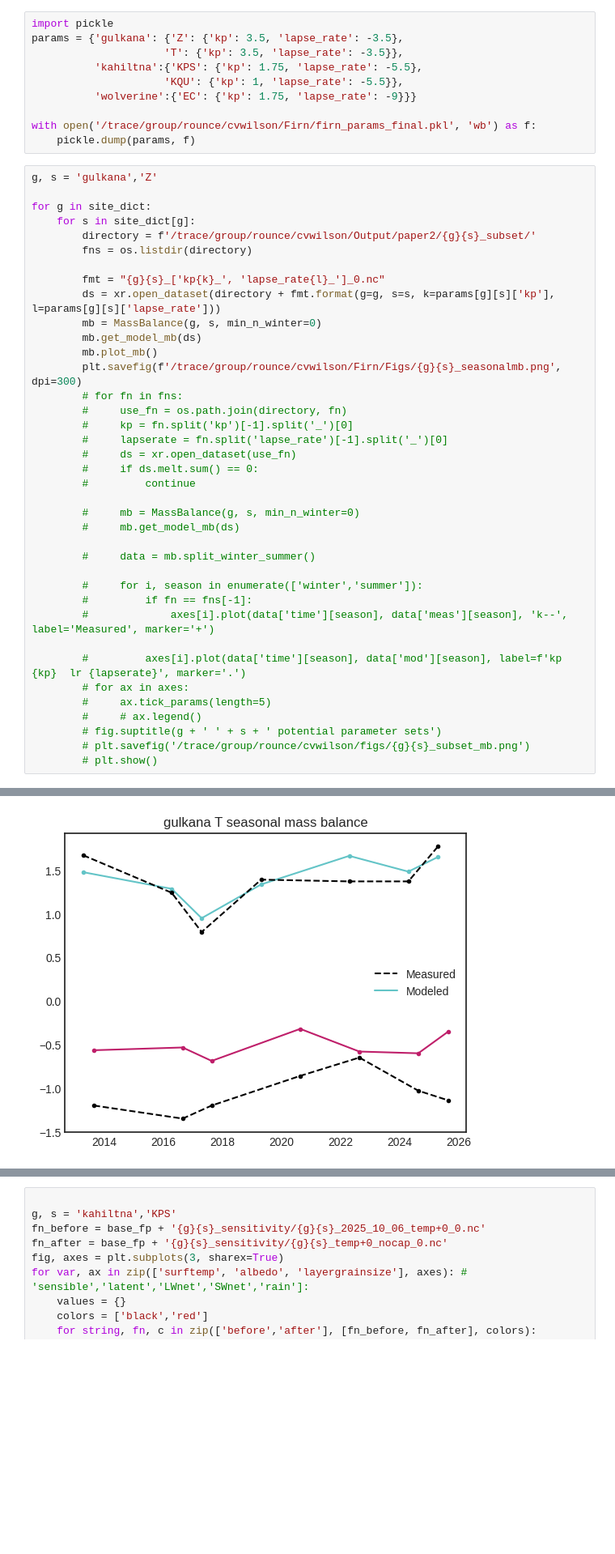
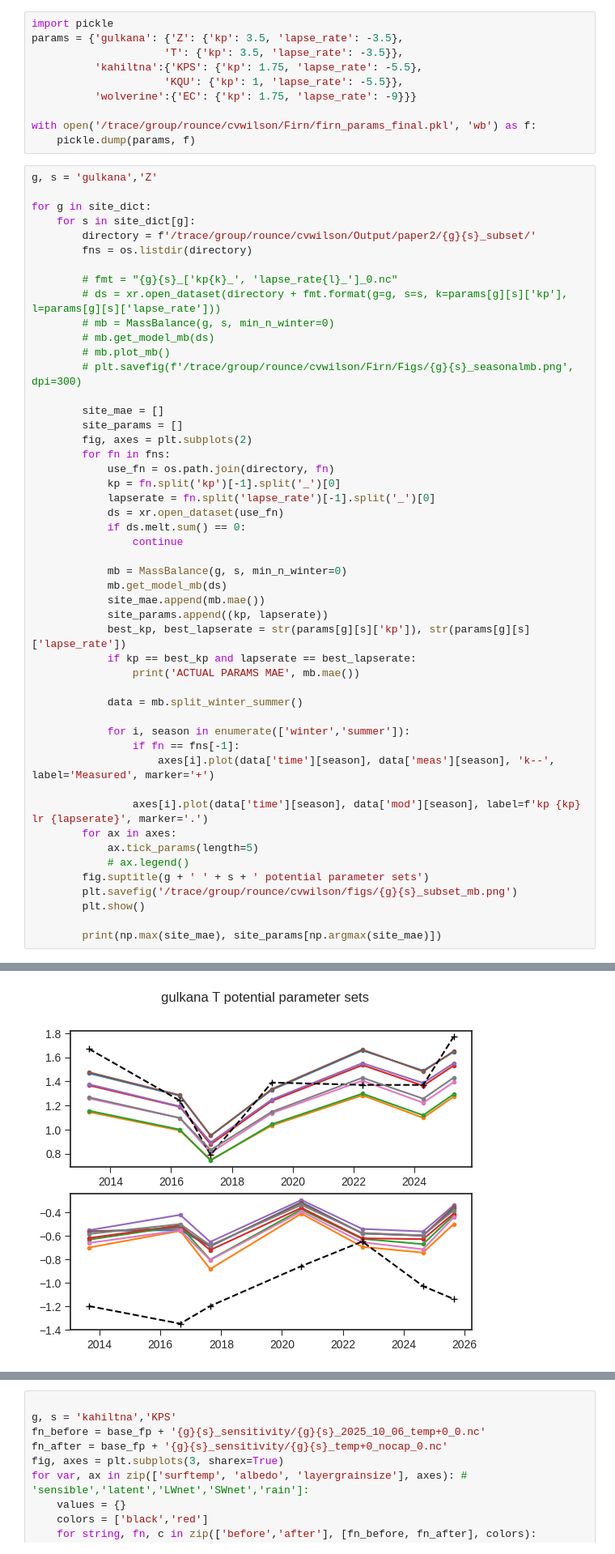
Before and after one commit to clairevwilson/PEBSI, a Jupyter notebook: project/explore.ipynb, the cells around one changed output, grey strips where cells are left out. Shown at 81% size. Saved outputs shown, nothing was run; the diff lists cells and outputs as text; blank space fills up the shorter version.

```diff
--- a/project/explore.ipynb
+++ b/project/explore.ipynb
@@ -68,34 +68,45 @@ for g in site_dict:
         directory = f'/trace/group/rounce/cvwilson/Output/paper2/{g}{s}_subset/'
         fns = os.listdir(directory)
 
-        fmt = "{g}{s}_['kp{k}_', 'lapse_rate{l}_']_0.nc"
-        ds = xr.open_dataset(directory + fmt.format(g=g, s=s, k=params[g][s]['kp'], l=params[g][s]['lapse_rate']))
-        mb = MassBalance(g, s, min_n_winter=0)
-        mb.get_model_mb(ds)
-        mb.plot_mb()
-        plt.savefig(f'/trace/group/rounce/cvwilson/Firn/Figs/{g}{s}_seasonalmb.png', dpi=300)
-        # for fn in fns:
-        #     use_fn = os.path.join(directory, fn)
-        #     kp = fn.split('kp')[-1].split('_')[0]
-        #     lapserate = fn.split('lapse_rate')[-1].split('_')[0]
-        #     ds = xr.open_dataset(use_fn)
-        #     if ds.melt.sum() == 0:
-        #         continue
+        # fmt = "{g}{s}_['kp{k}_', 'lapse_rate{l}_']_0.nc"
+        # ds = xr.open_dataset(directory + fmt.format(g=g, s=s, k=params[g][s]['kp'], l=params[g][s]['lapse_rate']))
+        # mb = MassBalance(g, s, min_n_winter=0)
+        # mb.get_model_mb(ds)
+        # mb.plot_mb()
+        # plt.savefig(f'/trace/group/rounce/cvwilson/Firn/Figs/{g}{s}_seasonalmb.png', dpi=300)
 
-        #     mb = MassBalance(g, s, min_n_winter=0)
-        #     mb.get_model_mb(ds)
+        site_mae = []
+        site_params = []
+        fig, axes = plt.subplots(2)
+        for fn in fns:
+            use_fn = os.path.join(directory, fn)
+            kp = fn.split('kp')[-1].split('_')[0]
+            lapserate = fn.split('lapse_rate')[-1].split('_')[0]
+            ds = xr.open_dataset(use_fn)
+            if ds.melt.sum() == 0:
+                continue
 
-        #     data = mb.split_winter_summer()
+            mb = MassBalance(g, s, min_n_winter=0)
+            mb.get_model_mb(ds)
+            site_mae.append(mb.mae())
+            site_params.append((kp, lapserate))
+            best_kp, best_lapserate = str(params[g][s]['kp']), str(params[g][s]['lapse_rate'])
+            if kp == best_kp and lapserate == best_lapserate:
+                print('ACTUAL PARAMS MAE', mb.mae())
 
-        #     for i, season in enumerate(['winter','summer']):
-        #         if fn == fns[-1]:
-        #             axes[i].plot(data['time'][season], data['meas'][season], 'k--', label='Measured', marker='+')
+            data = mb.split_winter_summer()
 
-        #         axes[i].plot(data['time'][season], data['mod'][season], label=f'kp {kp}  lr {lapserate}', marker='.')
-        # for ax in axes:
-        #     ax.tick_params(length=5)
-        #     # ax.legend()
-        # fig.suptitle(g + ' ' + s + ' potential parameter sets')
-        # plt.savefig('/trace/group/rounce/cvwilson/figs/{g}{s}_subset_mb.png')
-        # plt.show()
+            for i, season in enumerate(['winter','summer']):
+                if fn == fns[-1]:
+                    axes[i].plot(data['time'][season], data['meas'][season], 'k--', label='Measured', marker='+')
+
+                axes[i].plot(data['time'][season], data['mod'][season], label=f'kp {kp}  lr {lapserate}', marker='.')
+        for ax in axes:
+            ax.tick_params(length=5)
+            # ax.legend()
+        fig.suptitle(g + ' ' + s + ' potential parameter sets')
+        plt.savefig('/trace/group/rounce/cvwilson/figs/{g}{s}_subset_mb.png')
+        plt.show()
+
+        print(np.max(site_mae), site_params[np.argmax(site_mae)])
 # %% [output]
@@ -112 +130 @@ getfattr: lapse_rate-9_]_0.nc: No such file or directory
-[figure, old version]
+[figure, new version]
```
Also changed, not shown: parts of 1 cell of this notebook, 11 other files.
